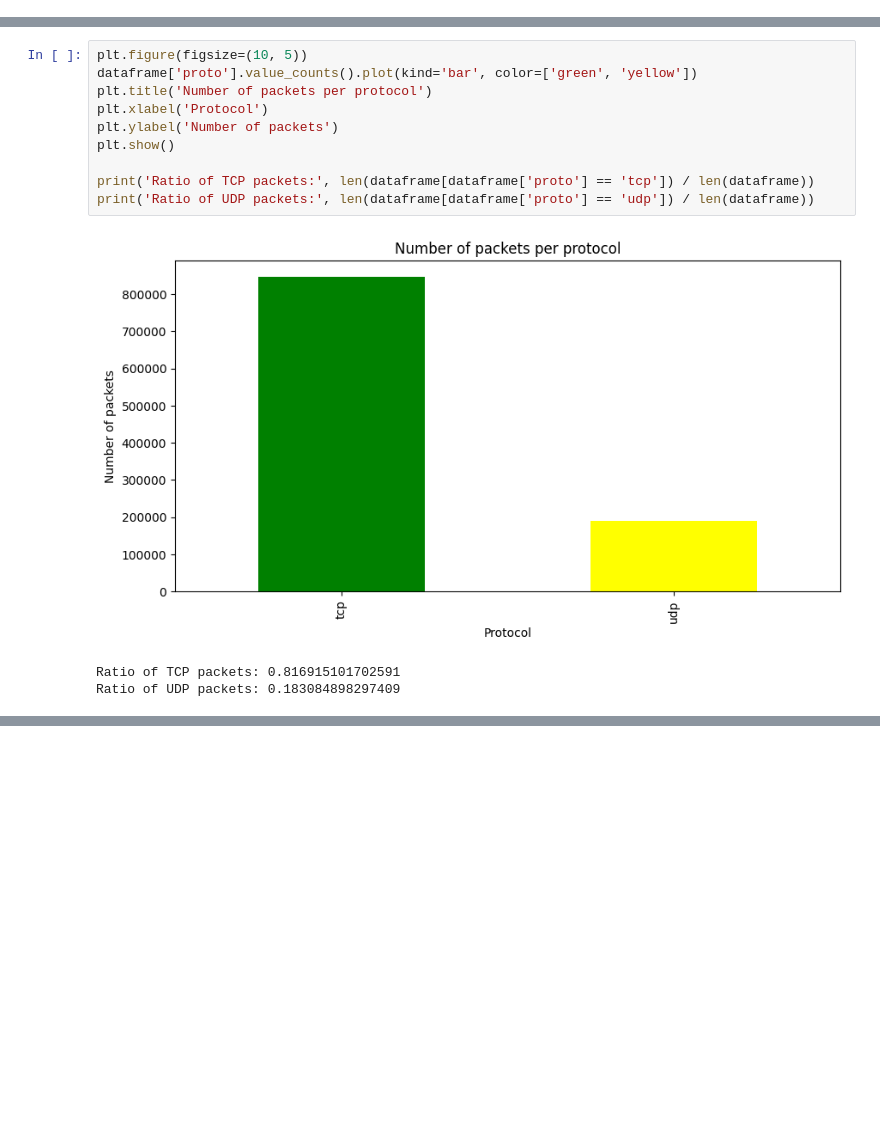
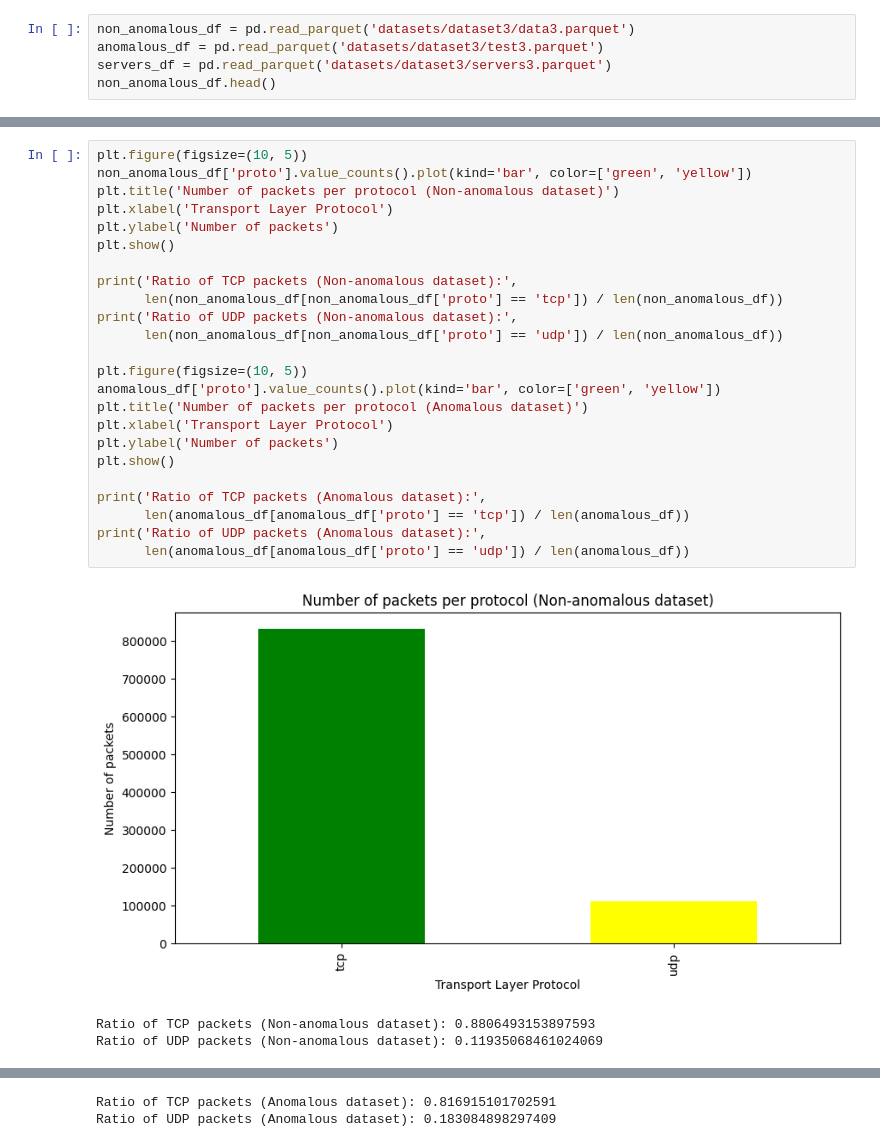
Before and after one commit to NiMouh/AD_SR, a Jupyter notebook: Project.ipynb, the cells around one changed output, grey strips where cells are left out. Cells and saved outputs as stored; diff of their text form; blank space fills up the shorter version.

```diff
--- a/Project.ipynb
+++ b/Project.ipynb
@@ -39,0 +27,5 @@ dataframe.head()
+# %%
+non_anomalous_df = pd.read_parquet('datasets/dataset3/data3.parquet')
+anomalous_df = pd.read_parquet('datasets/dataset3/test3.parquet')
+servers_df = pd.read_parquet('datasets/dataset3/servers3.parquet')
+non_anomalous_df.head()
@@ -41,15 +46,29 @@ dataframe.head()
 The packets are divided into two protocols: TCP and UDP. As we can see in the following plot, the number of TCP packets is higher than the number of UDP packets, with almost 90% of the packets being TCP packets.
 # %%
 plt.figure(figsize=(10, 5))
-dataframe['proto'].value_counts().plot(kind='bar', color=['green', 'yellow'])
-plt.title('Number of packets per protocol')
-plt.xlabel('Protocol')
+non_anomalous_df['proto'].value_counts().plot(kind='bar', color=['green', 'yellow'])
+plt.title('Number of packets per protocol (Non-anomalous dataset)')
+plt.xlabel('Transport Layer Protocol')
 plt.ylabel('Number of packets')
 plt.show()
 
-print('Ratio of TCP packets:', len(dataframe[dataframe['proto'] == 'tcp']) / len(dataframe))
-print('Ratio of UDP packets:', len(dataframe[dataframe['proto'] == 'udp']) / len(dataframe))
+print('Ratio of TCP packets (Non-anomalous dataset):',
+      len(non_anomalous_df[non_anomalous_df['proto'] == 'tcp']) / len(non_anomalous_df))
+print('Ratio of UDP packets (Non-anomalous dataset):',
+      len(non_anomalous_df[non_anomalous_df['proto'] == 'udp']) / len(non_anomalous_df))
+
+plt.figure(figsize=(10, 5))
+anomalous_df['proto'].value_counts().plot(kind='bar', color=['green', 'yellow'])
+plt.title('Number of packets per protocol (Anomalous dataset)')
+plt.xlabel('Transport Layer Protocol')
+plt.ylabel('Number of packets')
+plt.show()
+
+print('Ratio of TCP packets (Anomalous dataset):',
+      len(anomalous_df[anomalous_df['proto'] == 'tcp']) / len(anomalous_df))
+print('Ratio of UDP packets (Anomalous dataset):',
+      len(anomalous_df[anomalous_df['proto'] == 'udp']) / len(anomalous_df))
 # %% [output]
-[figure, old version]
+[figure, new version]
-Ratio of TCP packets: 0.816915101702591
-Ratio of UDP packets: 0.183084898297409
+Ratio of TCP packets (Non-anomalous dataset): 0.8806493153897593
+Ratio of UDP packets (Non-anomalous dataset): 0.11935068461024069
@@ -55,0 +76,2 @@ Ratio of UDP packets: 0.183084898297409
+Ratio of TCP packets (Anomalous dataset): 0.816915101702591
+Ratio of UDP packets (Anomalous dataset): 0.183084898297409
```
Also changed, not shown: parts of 14 cells of this notebook, 1 other file.
